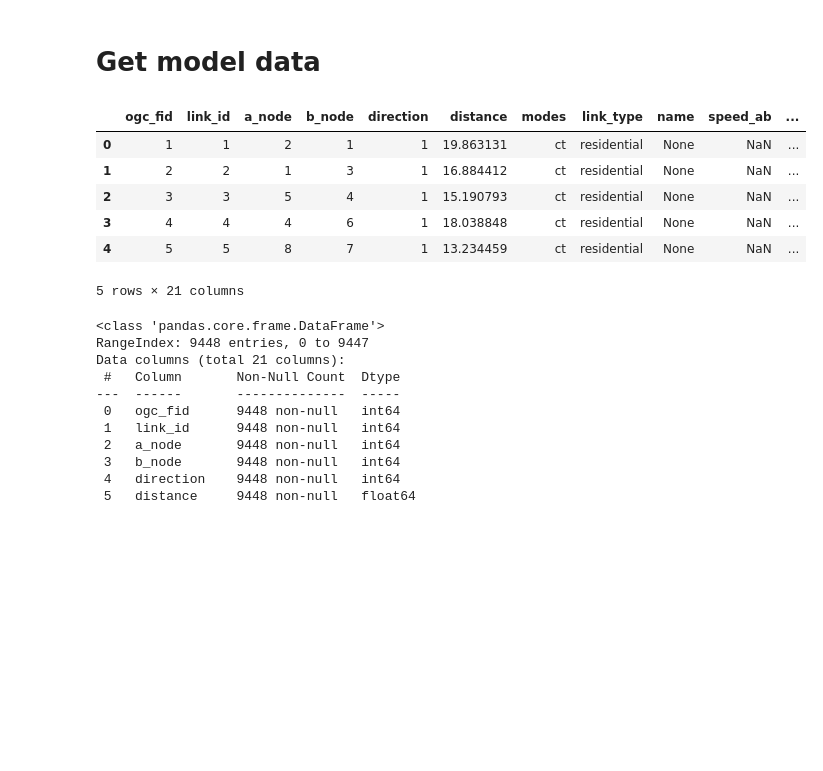
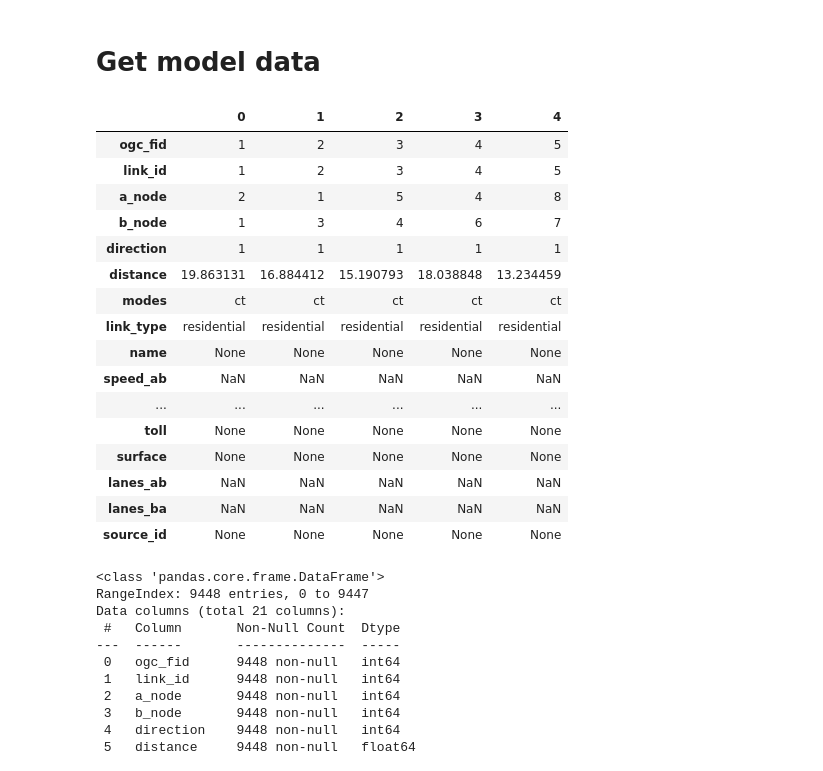
Before and after one commit to pedrocamargo/road_analytics, a Jupyter notebook: notebooks/use_cases/1.Descriptive_analytics.ipynb, the cells around one changed output. Saved outputs shown, nothing was run; the diff lists cells and outputs as text; code cells hidden in the pictures; blank space fills up the shorter version.

```diff
--- a/notebooks/use_cases/1.Descriptive_analytics.ipynb
+++ b/notebooks/use_cases/1.Descriptive_analytics.ipynb
@@ -31,15 +36,25 @@ project.open(fldr)
 # %%
 links = pd.read_sql('select * from links', project.conn).drop(columns=['geometry'])
 # %%
-links.head()
+links.head().transpose()
 # %% [output]
-|  | ogc_fid | link_id | a_node | b_node | direction | distance | modes | link_type | name | speed_ab | ... |
-| 0 | 1 | 1 | 2 | 1 | 1 | 19.863131 | ct | residential | None | NaN | ... |
-| 1 | 2 | 2 | 1 | 3 | 1 | 16.884412 | ct | residential | None | NaN | ... |
-| 2 | 3 | 3 | 5 | 4 | 1 | 15.190793 | ct | residential | None | NaN | ... |
-| 3 | 4 | 4 | 4 | 6 | 1 | 18.038848 | ct | residential | None | NaN | ... |
-| 4 | 5 | 5 | 8 | 7 | 1 | 13.234459 | ct | residential | None | NaN | ... |
+|  | 0 | 1 | 2 | 3 | 4 |
+| ogc_fid | 1 | 2 | 3 | 4 | 5 |
+| link_id | 1 | 2 | 3 | 4 | 5 |
+| a_node | 2 | 1 | 5 | 4 | 8 |
+| b_node | 1 | 3 | 4 | 6 | 7 |
+| direction | 1 | 1 | 1 | 1 | 1 |
+| distance | 19.863131 | 16.884412 | 15.190793 | 18.038848 | 13.234459 |
+| modes | ct | ct | ct | ct | ct |
+| link_type | residential | residential | residential | residential | residential |
+| name | None | None | None | None | None |
+| speed_ab | NaN | NaN | NaN | NaN | NaN |
+| ... | ... | ... | ... | ... | ... |
+| toll | None | None | None | None | None |
+| surface | None | None | None | None | None |
+| lanes_ab | NaN | NaN | NaN | NaN | NaN |
+| lanes_ba | NaN | NaN | NaN | NaN | NaN |
+| source_id | None | None | None | None | None |
-5 rows × 21 columns
 # %%
 links.info()
 # %% [output]
```
Also changed, not shown: parts of 23 cells of this notebook.
